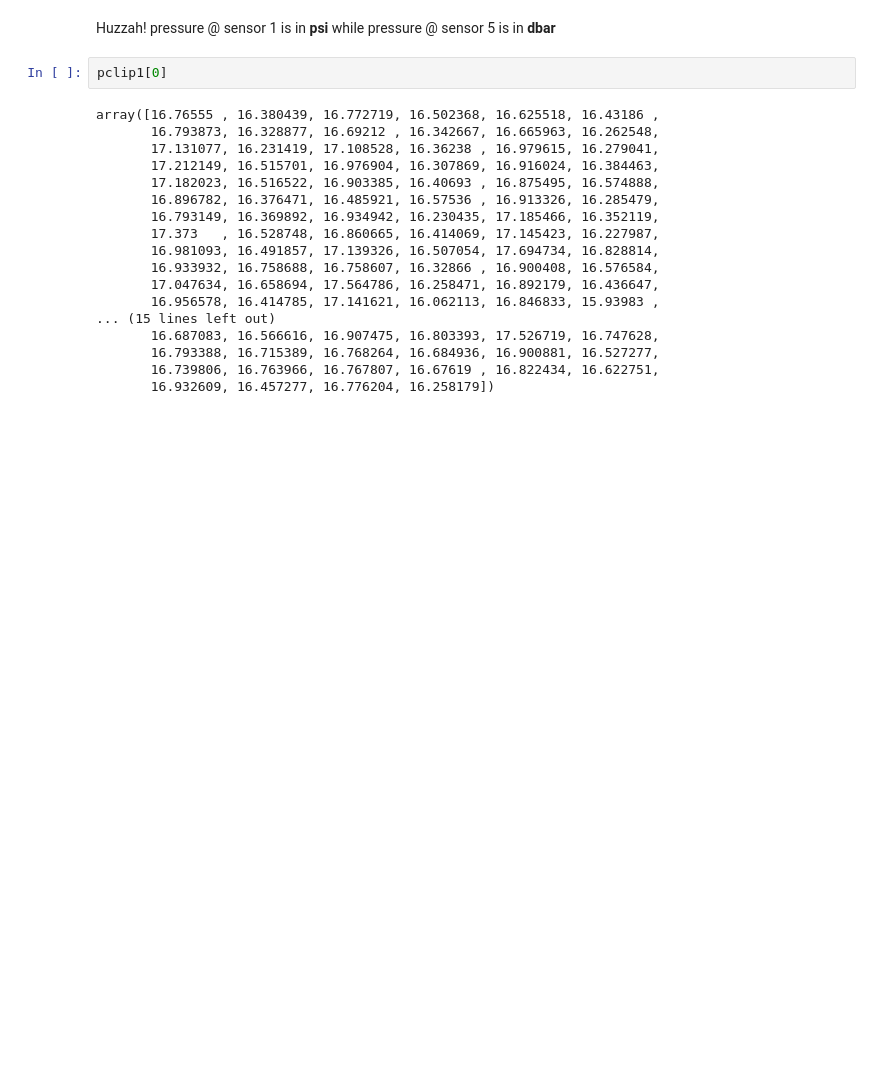
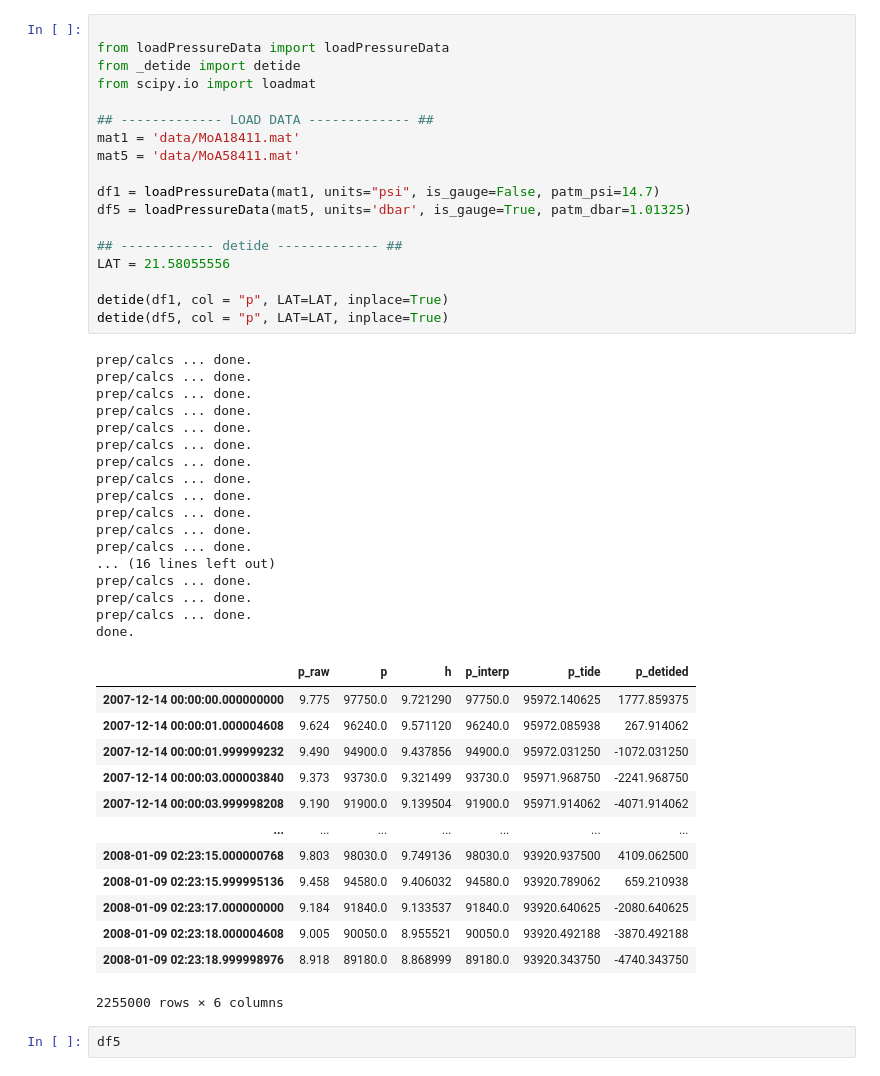
Before and after one commit to isidora-rojas/OceanWaveAnalysis, a Jupyter notebook: mokuleia/scratch_code.ipynb, the cells around one changed output. Drawn from its saved outputs; the diff is of its cells as text; blank space fills up the shorter version.

Commit message:
fix detide script, confirmed it worked with sensor 1 and 5

```diff
--- a/mokuleia/scratch_code.ipynb
+++ b/mokuleia/scratch_code.ipynb
@@ -14,22 +5,51 @@ pressure @ sensor 1 : [16.76555] pressure @ sensor 5: [9.775]
-# %% [markdown]
-Huzzah! pressure @ sensor 1 is in **psi** while pressure @ sensor 5 is in **dbar**
-# %%
-pclip1[0]
-# %% [output]
-array([16.76555 , 16.380439, 16.772719, 16.502368, 16.625518, 16.43186 ,
-       16.793873, 16.328877, 16.69212 , 16.342667, 16.665963, 16.262548,
-       17.131077, 16.231419, 17.108528, 16.36238 , 16.979615, 16.279041,
-       17.212149, 16.515701, 16.976904, 16.307869, 16.916024, 16.384463,
-       17.182023, 16.516522, 16.903385, 16.40693 , 16.875495, 16.574888,
-       16.896782, 16.376471, 16.485921, 16.57536 , 16.913326, 16.285479,
-       16.793149, 16.369892, 16.934942, 16.230435, 17.185466, 16.352119,
-       17.373   , 16.528748, 16.860665, 16.414069, 17.145423, 16.227987,
-       16.981093, 16.491857, 17.139326, 16.507054, 17.694734, 16.828814,
-       16.933932, 16.758688, 16.758607, 16.32866 , 16.900408, 16.576584,
-       17.047634, 16.658694, 17.564786, 16.258471, 16.892179, 16.436647,
-       16.956578, 16.414785, 17.141621, 16.062113, 16.846833, 15.93983 ,
-... (15 lines left out)
-       16.687083, 16.566616, 16.907475, 16.803393, 17.526719, 16.747628,
-       16.793388, 16.715389, 16.768264, 16.684936, 16.900881, 16.527277,
-       16.739806, 16.763966, 16.767807, 16.67619 , 16.822434, 16.622751,
-       16.932609, 16.457277, 16.776204, 16.258179])
+# %%
+
+from loadPressureData import loadPressureData
+from _detide import detide
+from scipy.io import loadmat
+
+## ------------- LOAD DATA ------------- ##
+mat1 = 'data/MoA18411.mat'
+mat5 = 'data/MoA58411.mat'
+
+df1 = loadPressureData(mat1, units="psi", is_gauge=False, patm_psi=14.7)
+df5 = loadPressureData(mat5, units='dbar', is_gauge=True, patm_dbar=1.01325)
+
+## ------------ detide ------------- ##
+LAT = 21.58055556
+
+detide(df1, col = "p", LAT=LAT, inplace=True)
+detide(df5, col = "p", LAT=LAT, inplace=True)
+# %% [output]
+prep/calcs ... done.
+prep/calcs ... done.
+prep/calcs ... done.
+prep/calcs ... done.
+prep/calcs ... done.
+prep/calcs ... done.
+prep/calcs ... done.
+prep/calcs ... done.
+prep/calcs ... done.
+prep/calcs ... done.
+prep/calcs ... done.
+prep/calcs ... done.
+... (16 lines left out)
+prep/calcs ... done.
+prep/calcs ... done.
+prep/calcs ... done.
+done.
+|  | p_raw | p | h | p_interp | p_tide | p_detided |
+| 2007-12-14 00:00:00.000000000 | 9.775 | 97750.0 | 9.721290 | 97750.0 | 95972.140625 | 1777.859375 |
+| 2007-12-14 00:00:01.000004608 | 9.624 | 96240.0 | 9.571120 | 96240.0 | 95972.085938 | 267.914062 |
+| 2007-12-14 00:00:01.999999232 | 9.490 | 94900.0 | 9.437856 | 94900.0 | 95972.031250 | -1072.031250 |
+| 2007-12-14 00:00:03.000003840 | 9.373 | 93730.0 | 9.321499 | 93730.0 | 95971.968750 | -2241.968750 |
+| 2007-12-14 00:00:03.999998208 | 9.190 | 91900.0 | 9.139504 | 91900.0 | 95971.914062 | -4071.914062 |
+| ... | ... | ... | ... | ... | ... | ... |
+| 2008-01-09 02:23:15.000000768 | 9.803 | 98030.0 | 9.749136 | 98030.0 | 93920.937500 | 4109.062500 |
+| 2008-01-09 02:23:15.999995136 | 9.458 | 94580.0 | 9.406032 | 94580.0 | 93920.789062 | 659.210938 |
+| 2008-01-09 02:23:17.000000000 | 9.184 | 91840.0 | 9.133537 | 91840.0 | 93920.640625 | -2080.640625 |
+| 2008-01-09 02:23:18.000004608 | 9.005 | 90050.0 | 8.955521 | 90050.0 | 93920.492188 | -3870.492188 |
+| 2008-01-09 02:23:18.999998976 | 8.918 | 89180.0 | 8.868999 | 89180.0 | 93920.343750 | -4740.343750 |
+2255000 rows × 6 columns
+# %%
+df5
```
Also changed, not shown: parts of 3 cells of this notebook, 2 other files.
